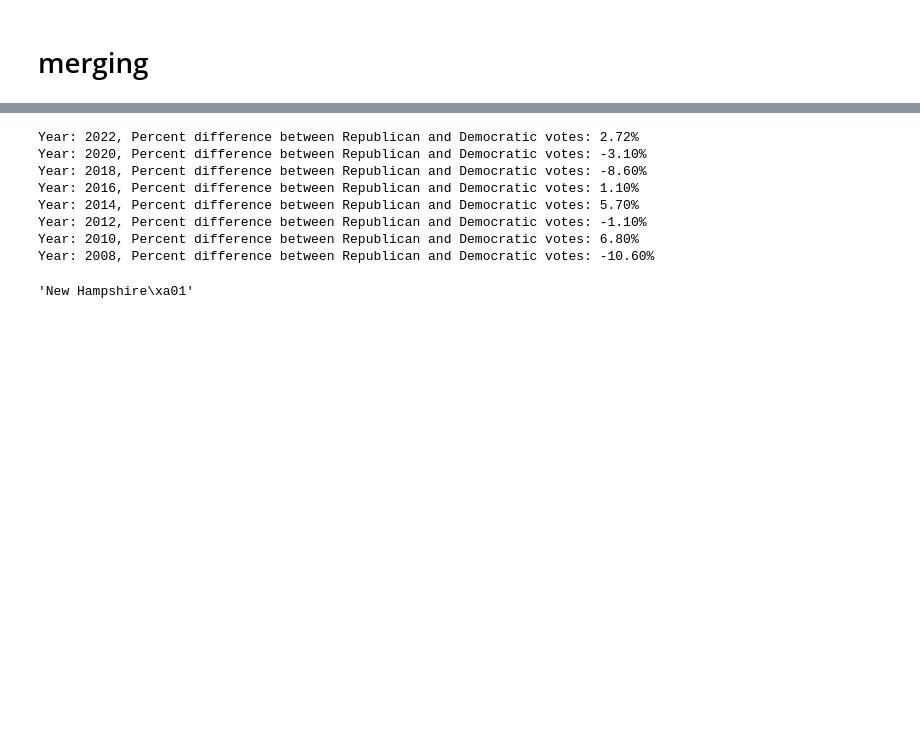
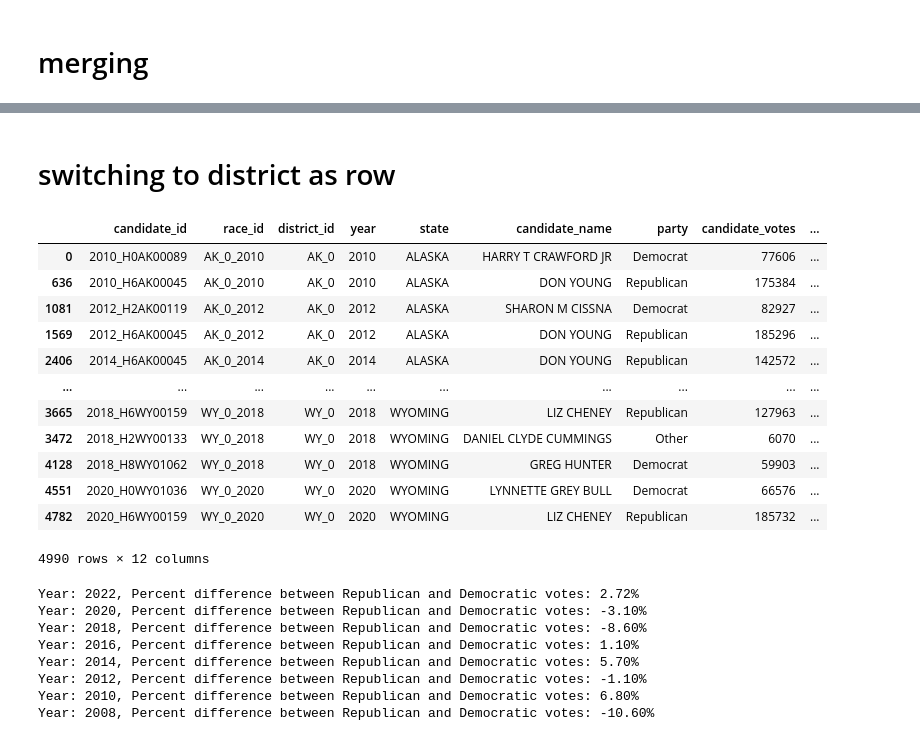
Before and after one commit to anrath/money-and-politics, a Jupyter notebook: mergeV2.ipynb, the cells around one changed output, grey strips where cells are left out. Drawn from its saved outputs; the diff is of its cells as text; code cells hidden in the pictures; blank space fills up the shorter version.

```diff
--- a/mergeV2.ipynb
+++ b/mergeV2.ipynb
@@ -71,8 +71,18 @@ for year in range(2010, 2022, 2):
 merged_df = pd.DataFrame(all_merged_data)
 merged_df.drop(columns=['CAND_NAME', 'CAND_PTY_AFFILIATION', 'CAND_OFFICE_ST', 'CAND_OFFICE_DISTRICT'], inplace=True)
 
-merged_df['id'] = merged_df['year'].astype(str) + merged_df['state_po'] + merged_df['district']
-merged_df = merged_df[['id'] + [col for col in merged_df.columns if col != 'id']]
+merged_df['district_id'] = merged_df['state_po'] + "_" + merged_df['district']
+merged_df = merged_df[['district_id'] + [col for col in merged_df.columns if col != 'district_id']]
+
+merged_df['race_id'] = merged_df['state_po'] + "_" + merged_df['district'] + "_" + merged_df['year'].astype(str)
+merged_df = merged_df[['race_id'] + [col for col in merged_df.columns if col != 'race_id']]
 
 # Save the merged dataset with all years to a single CSV file
-merged_df.to_csv('data/cleaned/merged_house_finance_data_all_years.csv', index=False)
+merged_df = merged_df[merged_df['state'] != "DISTRICT OF COLUMBIA"]
+
+# cleaning up parties we are not interested in
+merged_df = merged_df.dropna(subset=['party'])
+merged_df['party'] = merged_df['party'].apply(lambda x: 'Democrat' if x.lower() == 'democrat' else 'Republican' if x.lower() == 'republican' else 'Other')
+
+# candidate id
+merged_df['candidate_id'] = merged_df['year'].astype(str) + "_" + merged_df['FEC_candidate_id']
@@ -79,3 +98,48 @@ merged_df.to_csv('data/cleaned/merged_house_finance_data_all_years.csv', index=F
+# %%
+# Group by candidate_id and aggregate
+grouped_df = merged_df.groupby('candidate_id').agg({
+    'race_id': 'first',
+    'district_id': 'first',
+    'year': 'first',
+    'state': 'first',
+    'state_po': 'first',
+    'district': 'first',
+    'runoff': 'first',
+    'special': 'first',
+    'candidate_name': 'first',
+    'party': lambda x: 'Democrat' if 'Democrat' in x.values else ('Republican' if 'Republican' in x.values else 'Other'),
+    'candidate_votes': 'sum',
+    'total_votes': 'first',
+    'FEC_candidate_id': 'first',
+    'CAND_ICI': 'first',
+    'TTL_DISB': 'first'
+}).reset_index()
+
+grouped_df = grouped_df[(grouped_df['runoff'] != True)]
+grouped_df = grouped_df[grouped_df['special'] != True]
+
+grouped_df.drop(columns=['state_po', 'district', 'runoff', 'special'], inplace=True)
+# %%
+grouped_df.sort_values(by=['race_id'], inplace=True)
+grouped_df.to_csv('data/cleaned/merged_house_finance_data_all_years.csv', index=False)
+# %% [markdown]
+# switching to district as row
+# %%
+grouped_df
+# %% [output]
+|  | candidate_id | race_id | district_id | year | state | candidate_name | party | candidate_votes | ... |
+| 0 | 2010_H0AK00089 | AK_0_2010 | AK_0 | 2010 | ALASKA | HARRY T CRAWFORD JR | Democrat | 77606 | ... |
+| 636 | 2010_H6AK00045 | AK_0_2010 | AK_0 | 2010 | ALASKA | DON YOUNG | Republican | 175384 | ... |
+| 1081 | 2012_H2AK00119 | AK_0_2012 | AK_0 | 2012 | ALASKA | SHARON M CISSNA | Democrat | 82927 | ... |
+| 1569 | 2012_H6AK00045 | AK_0_2012 | AK_0 | 2012 | ALASKA | DON YOUNG | Republican | 185296 | ... |
+| 2406 | 2014_H6AK00045 | AK_0_2014 | AK_0 | 2014 | ALASKA | DON YOUNG | Republican | 142572 | ... |
+| ... | ... | ... | ... | ... | ... | ... | ... | ... | ... |
+| 3665 | 2018_H6WY00159 | WY_0_2018 | WY_0 | 2018 | WYOMING | LIZ CHENEY | Republican | 127963 | ... |
+| 3472 | 2018_H2WY00133 | WY_0_2018 | WY_0 | 2018 | WYOMING | DANIEL CLYDE CUMMINGS | Other | 6070 | ... |
+| 4128 | 2018_H8WY01062 | WY_0_2018 | WY_0 | 2018 | WYOMING | GREG HUNTER | Democrat | 59903 | ... |
+| 4551 | 2020_H0WY01036 | WY_0_2020 | WY_0 | 2020 | WYOMING | LYNNETTE GREY BULL | Democrat | 66576 | ... |
+| 4782 | 2020_H6WY00159 | WY_0_2020 | WY_0 | 2020 | WYOMING | LIZ CHENEY | Republican | 185732 | ... |
+4990 rows × 12 columns
 # %%
 import json
 
@@ -122,10 +186,6 @@ def convert_pvi(pvi):
     else:
         print(f"PVI value not recognized: {pvi}")
         return None
-# %%
-district_name
-# %% [output]
-'New Hampshire\xa01'
 # %%
 for year, state_data in pvi_data.items():
     for state, districts in state_data.items():
```
Also changed, not shown: parts of 1 cell of this notebook, 3 other files.
